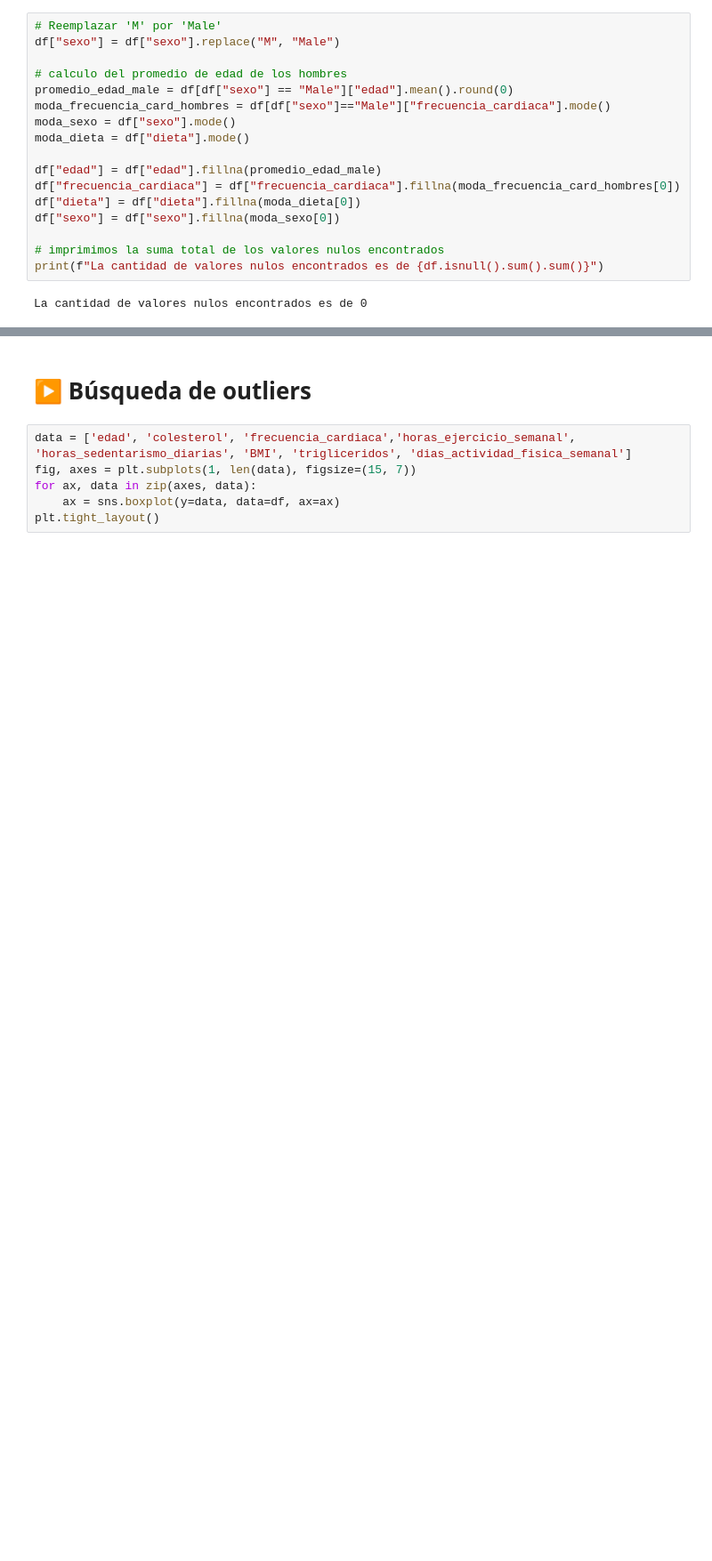
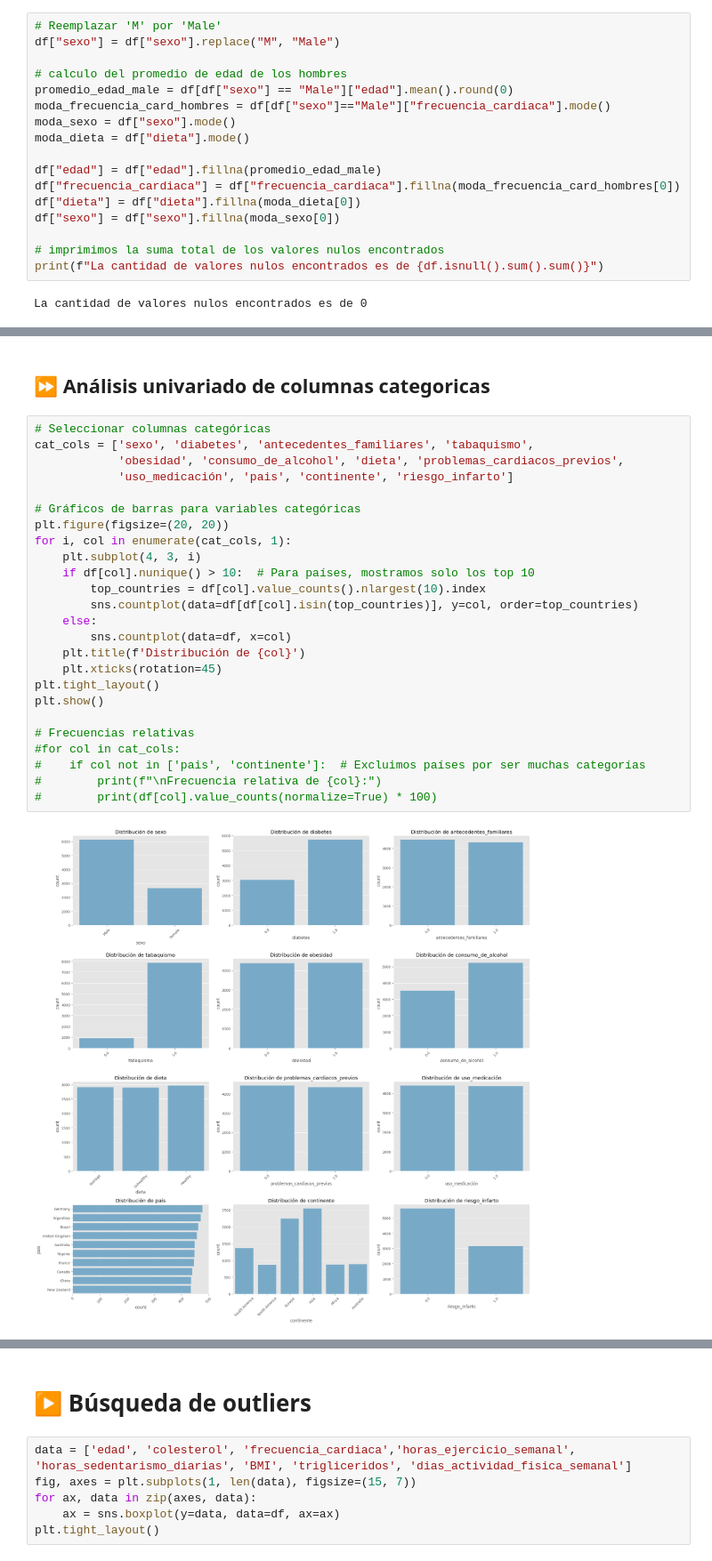
Before and after one commit to nueveonce/DS-Etapa-2-final, a Jupyter notebook: Proyecto_Final_Toledo_Roberto.ipynb, the cells around one changed output, grey strips where cells are left out. Shown at 89% size. Drawn from its saved outputs; the diff is of its cells as text; blank space fills up the shorter version.

```diff
--- a/Proyecto_Final_Toledo_Roberto.ipynb
+++ b/Proyecto_Final_Toledo_Roberto.ipynb
@@ -454,0 +478,29 @@ La cantidad de valores nulos encontrados es de 0
+# %% [markdown]
+## ⏩ Análisis univariado de columnas categoricas
+# %%
+# Seleccionar columnas categóricas
+cat_cols = ['sexo', 'diabetes', 'antecedentes_familiares', 'tabaquismo',
+            'obesidad', 'consumo_de_alcohol', 'dieta', 'problemas_cardiacos_previos',
+            'uso_medicación', 'pais', 'continente', 'riesgo_infarto']
+
+# Gráficos de barras para variables categóricas
+plt.figure(figsize=(20, 20))
+for i, col in enumerate(cat_cols, 1):
+    plt.subplot(4, 3, i)
+    if df[col].nunique() > 10:  # Para países, mostramos solo los top 10
+        top_countries = df[col].value_counts().nlargest(10).index
+        sns.countplot(data=df[df[col].isin(top_countries)], y=col, order=top_countries)
+    else:
+        sns.countplot(data=df, x=col)
+    plt.title(f'Distribución de {col}')
+    plt.xticks(rotation=45)
+plt.tight_layout()
+plt.show()
+
+# Frecuencias relativas
+#for col in cat_cols:
+#    if col not in ['pais', 'continente']:  # Excluimos países por ser muchas categorías
+#        print(f"\nFrecuencia relativa de {col}:")
+#        print(df[col].value_counts(normalize=True) * 100)
+# %% [output]
+[figure, added]
```
Also changed, not shown: parts of 27 cells of this notebook.
